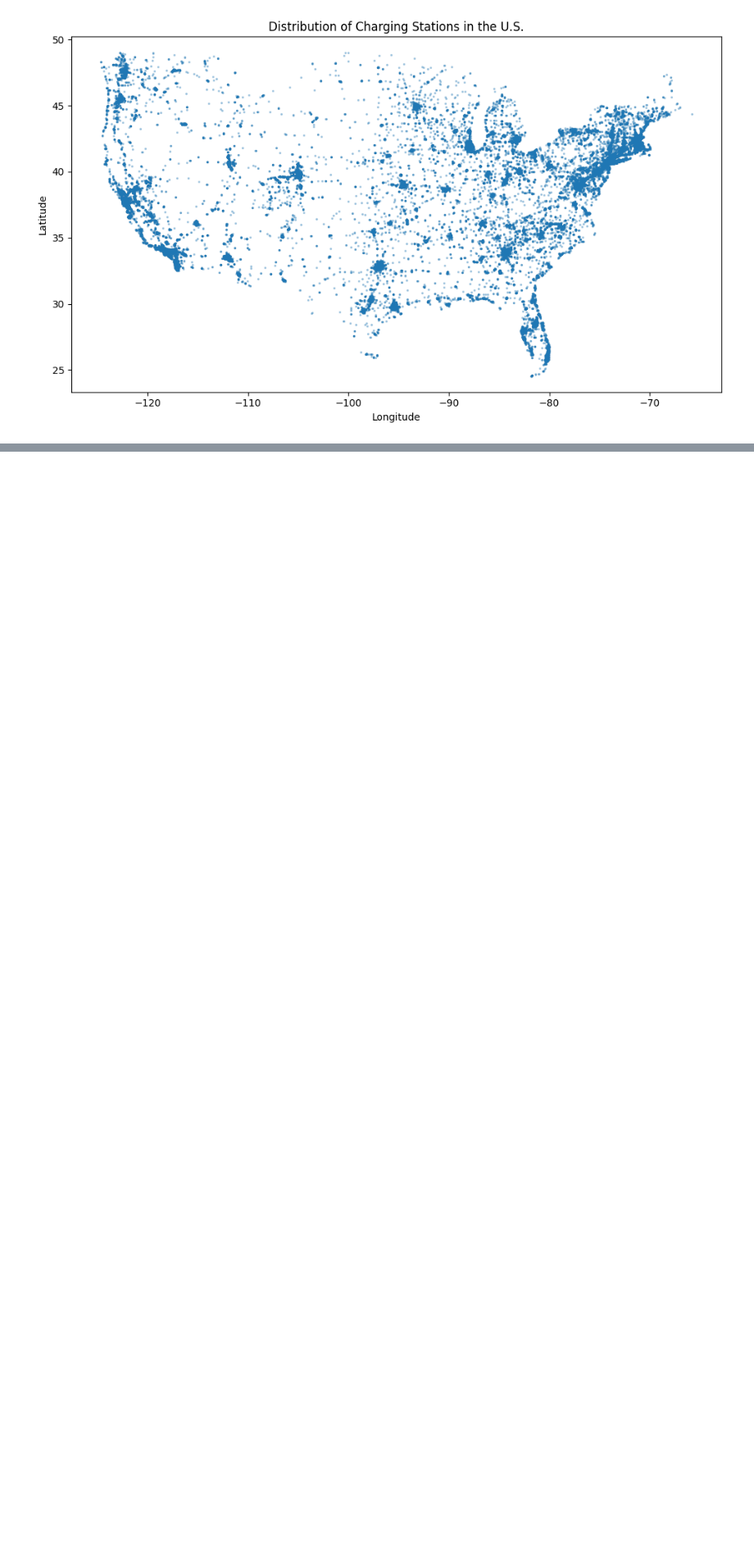
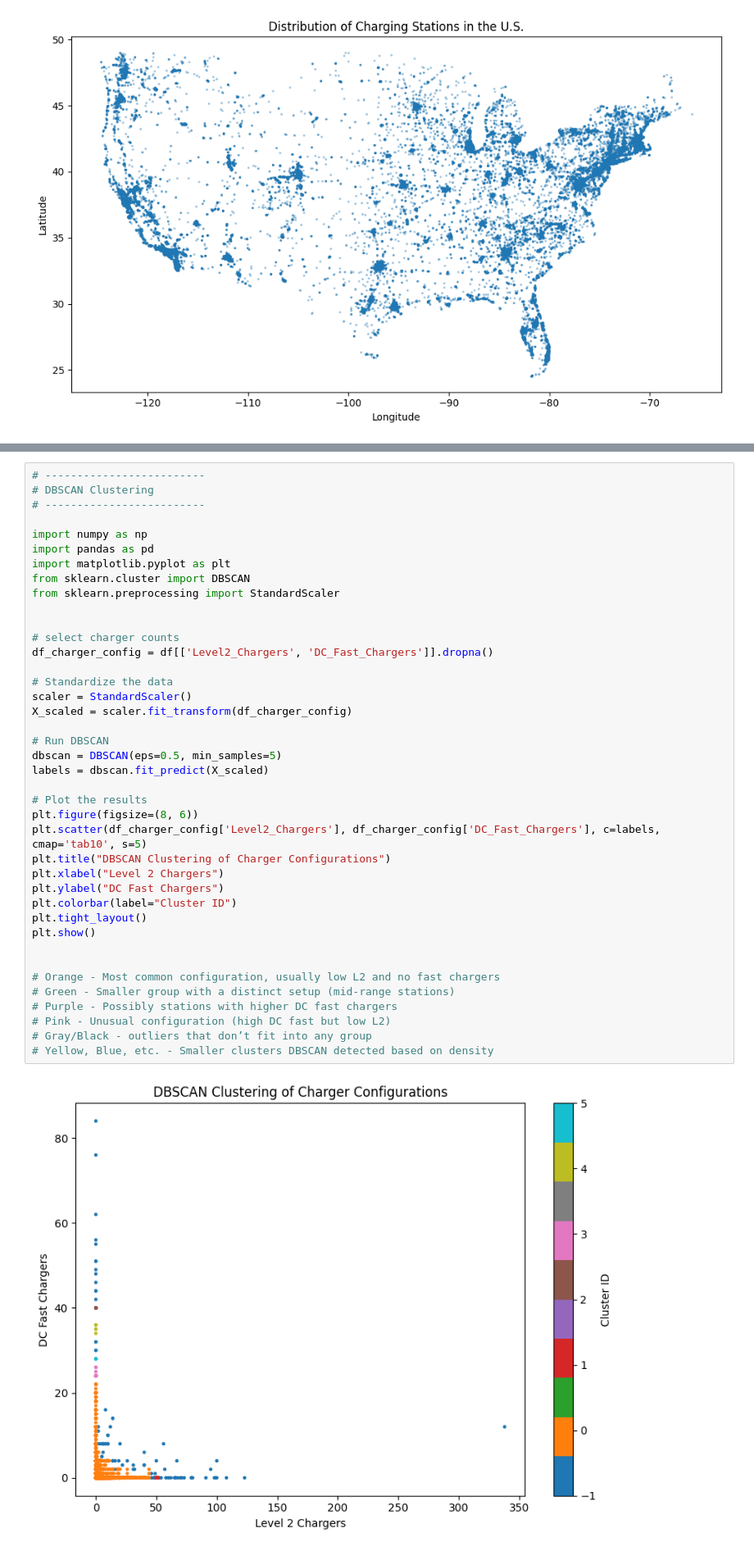
Before and after one commit to Jdeandrade22/DataMining, a Jupyter notebook: Electric Vehicles Phase 1.ipynb, the cells around one changed output, grey strips where cells are left out. Shown: that part at 82% size. Saved outputs shown, nothing was run; the diff lists cells and outputs as text; blank space fills up the shorter version.

```diff
--- a/Electric Vehicles Phase 1.ipynb
+++ b/Electric Vehicles Phase 1.ipynb
@@ -413,0 +479,42 @@ plt.show()
+# %%
+# -------------------------
+# DBSCAN Clustering
+# -------------------------
+
+import numpy as np
+import pandas as pd
+import matplotlib.pyplot as plt
+from sklearn.cluster import DBSCAN
+from sklearn.preprocessing import StandardScaler
+
+
+# select charger counts
+df_charger_config = df[['Level2_Chargers', 'DC_Fast_Chargers']].dropna()
+
+# Standardize the data
+scaler = StandardScaler()
+X_scaled = scaler.fit_transform(df_charger_config)
+
+# Run DBSCAN
+dbscan = DBSCAN(eps=0.5, min_samples=5)
+labels = dbscan.fit_predict(X_scaled)
+
+# Plot the results
+plt.figure(figsize=(8, 6))
+plt.scatter(df_charger_config['Level2_Chargers'], df_charger_config['DC_Fast_Chargers'], c=labels, cmap='tab10', s=5)
+plt.title("DBSCAN Clustering of Charger Configurations")
+plt.xlabel("Level 2 Chargers")
+plt.ylabel("DC Fast Chargers")
+plt.colorbar(label="Cluster ID")
+plt.tight_layout()
+plt.show()
+
+
+# Orange - Most common configuration, usually low L2 and no fast chargers
+# Green - Smaller group with a distinct setup (mid-range stations)
+# Purple - Possibly stations with higher DC fast chargers
+# Pink - Unusual configuration (high DC fast but low L2)
+# Gray/Black - outliers that don’t fit into any group
+# Yellow, Blue, etc. - Smaller clusters DBSCAN detected based on density
+# %% [output]
+[figure, added]
```
Also changed, not shown: parts of 6 cells of this notebook.
